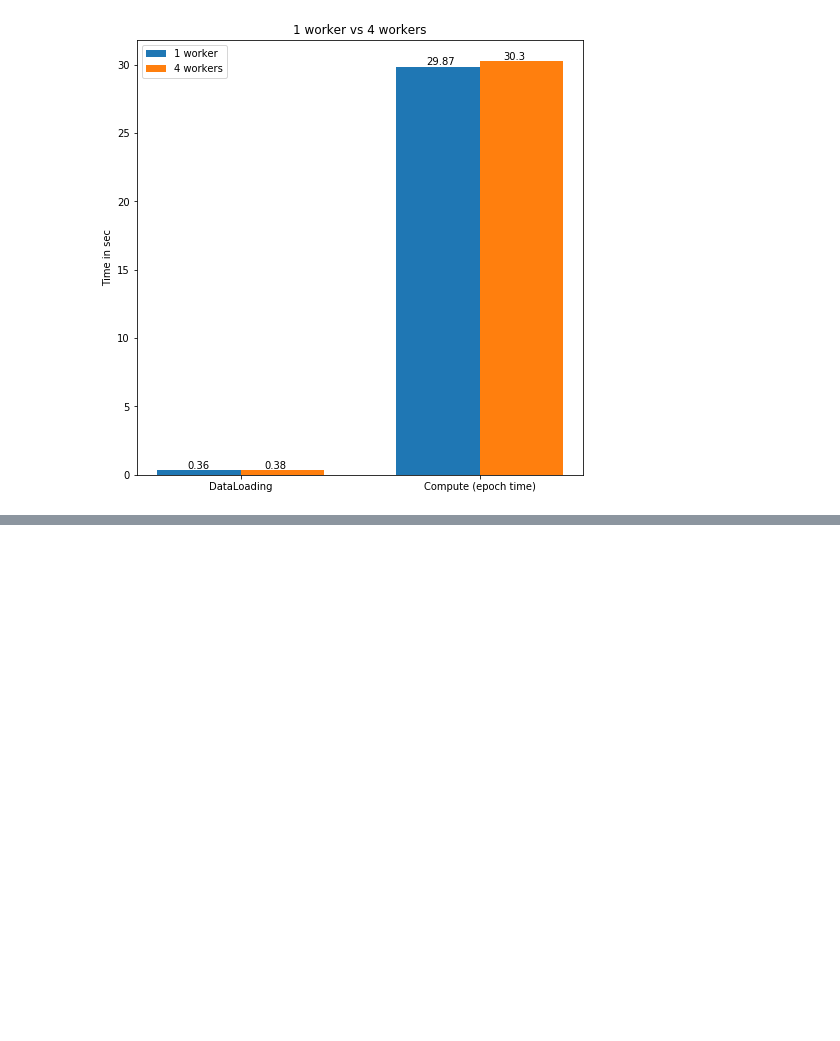
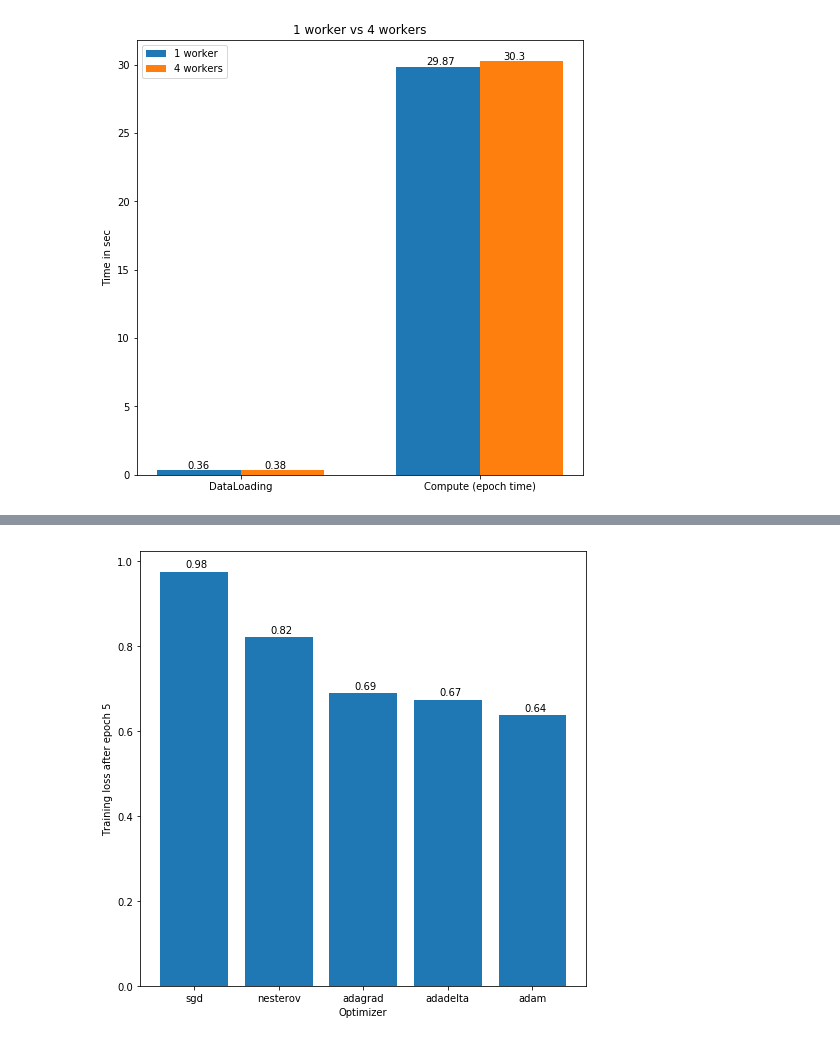
Before and after one commit to srikarym/hpml, a Jupyter notebook: hw2/report.ipynb, the cells around one changed output, grey strips where cells are left out. Cells and saved outputs as stored; diff of their text form; code cells hidden in the pictures; blank space fills up the shorter version.

```diff
--- a/hw2/report.ipynb
+++ b/hw2/report.ipynb
@@ -119,0 +170,15 @@ Both dataloading time and compute time are almost the same for workers = 1 and w
+# %%
+y_pos = np.arange(5)
+
+k,v = list(loss_training.keys()), list(loss_training.values())
+plt.figure(figsize = (8,8))
+plt.bar(y_pos, v, align = 'center')
+plt.xticks(y_pos, k)
+plt.xlabel('Optimizer')
+plt.ylabel('Training loss after epoch 5')
+
+for i in range(len(y_pos)):
+    plt.text(x = y_pos[i] - 0.1 , y = v[i]+0.01, s = "{0:.2f}".format(v[i]) , size = 10)
+plt.show()
+# %% [output]
+[figure, added]
```
Also changed, not shown: parts of 15 cells of this notebook, 46 other files.
